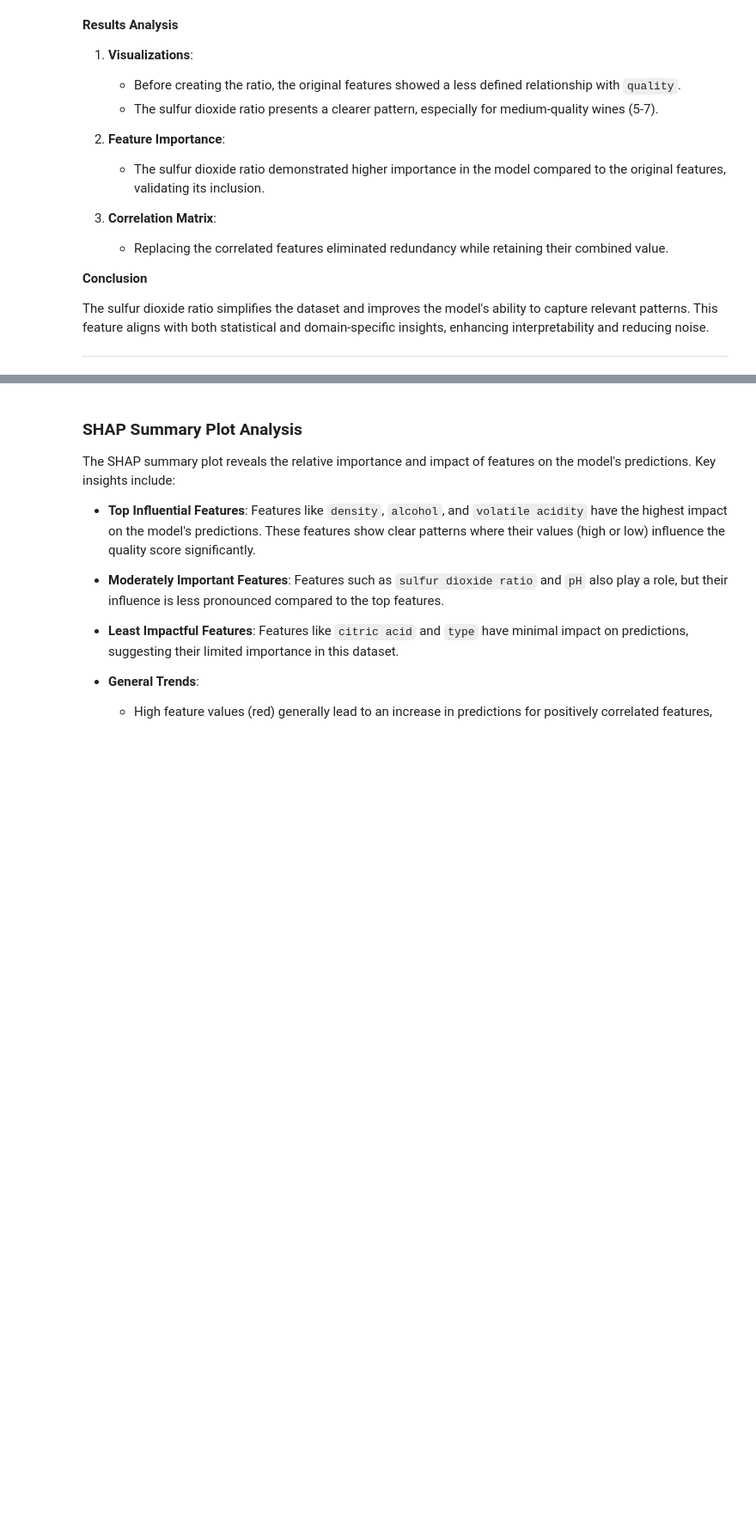
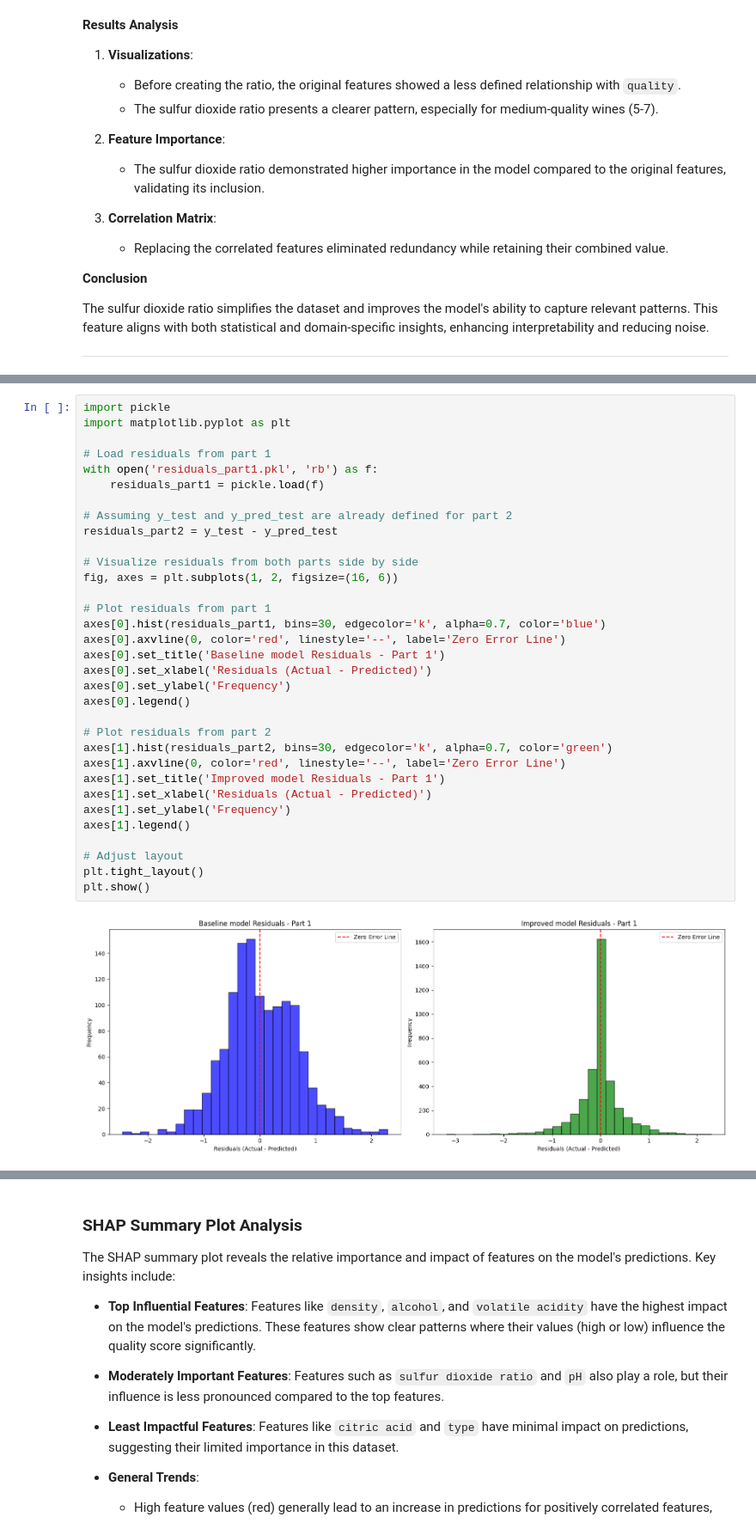
Before and after one commit to amitkarol/TDS-WineQualityPrediction, a Jupyter notebook: part2.ipynb, the cells around one changed output, grey strips where cells are left out. Shown: that part at 86% size. Cells and saved outputs as stored; diff of their text form; blank space fills up the shorter version.

```diff
--- a/part2.ipynb
+++ b/part2.ipynb
@@ -466,3 +500,38 @@ plt.show()
+# %%
+import pickle
+import matplotlib.pyplot as plt
+
+# Load residuals from part 1
+with open('residuals_part1.pkl', 'rb') as f:
+    residuals_part1 = pickle.load(f)
+
+# Assuming y_test and y_pred_test are already defined for part 2
+residuals_part2 = y_test - y_pred_test
+
+# Visualize residuals from both parts side by side
+fig, axes = plt.subplots(1, 2, figsize=(16, 6))
+
+# Plot residuals from part 1
+axes[0].hist(residuals_part1, bins=30, edgecolor='k', alpha=0.7, color='blue')
+axes[0].axvline(0, color='red', linestyle='--', label='Zero Error Line')
+axes[0].set_title('Baseline model Residuals - Part 1')
+axes[0].set_xlabel('Residuals (Actual - Predicted)')
+axes[0].set_ylabel('Frequency')
+axes[0].legend()
+
+# Plot residuals from part 2
+axes[1].hist(residuals_part2, bins=30, edgecolor='k', alpha=0.7, color='green')
+axes[1].axvline(0, color='red', linestyle='--', label='Zero Error Line')
+axes[1].set_title('Improved model Residuals - Part 1')
+axes[1].set_xlabel('Residuals (Actual - Predicted)')
+axes[1].set_ylabel('Frequency')
+axes[1].legend()
+
+# Adjust layout
+plt.tight_layout()
+plt.show()
+# %% [output]
+[figure, added]
 # %% [markdown]
 ### Residuals Analysis: Basic vs. Improved Model
 
```
Also changed, not shown: parts of 21 cells of this notebook, 1 other file.
